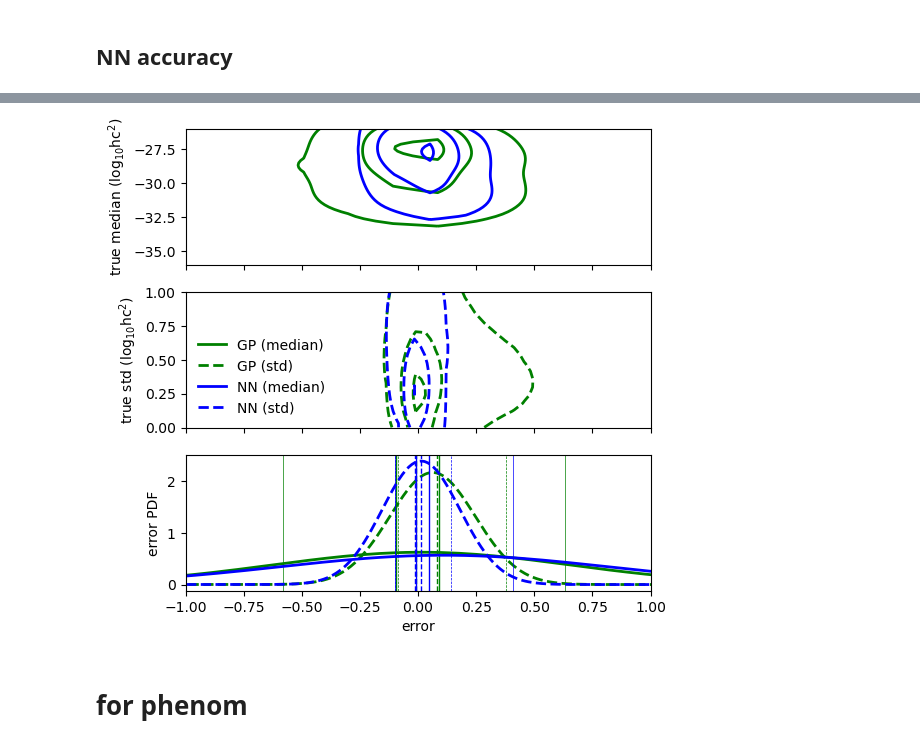
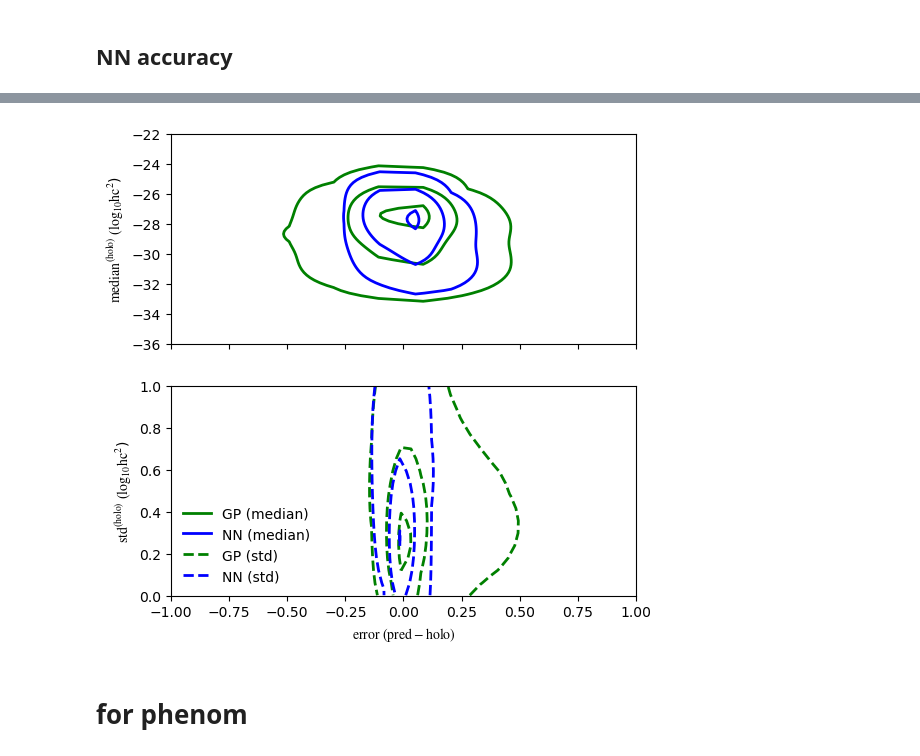
Before and after one commit to shreyas-tiruvaskar/NNs_replacing_GPs_in_GWB_analysis, a Jupyter notebook: notebooks/figures/Figure8_and_9.ipynb, the cells around one changed output, grey strips where cells are left out. Saved outputs shown, nothing was run; the diff lists cells and outputs as text; code cells hidden in the pictures.

Commit message:
fixed relative paths in figure notebooks, fixed figure 8 and 9

```diff
--- a/notebooks/figures/Figure8_and_9.ipynb
+++ b/notebooks/figures/Figure8_and_9.ipynb
@@ -13,6 +13,7 @@ if not (PROJECT_ROOT / 'holodeck_output_lib_gp_mcmc').exists():
 import numpy as np
 import h5py
 import matplotlib.pyplot as plt
+plt.rcParams.update({"mathtext.fontset": "stix"}) # to have a font like latex files for all the plots
 from scipy.stats import norm
 from scipy.stats import gaussian_kde
 
@@ -68,6 +69,7 @@ z_median = kde_median(xy_median)
 idx_median = z_median.argsort()
 x_median, y_median, z_median = x_median[idx_median], y_median[idx_median], z_median[idx_median]
 
+
 ## for std
 # Prepare data
 x_std = error_std_test
@@ -105,5 +107,5 @@ def density_contours(kde, x, y, levels=[0.2, 0.5, 0.9], gridsize=100):
     thresholds = [Zsort[np.searchsorted(cdf, lev)] for lev in levels]
     return X, Y, Z, thresholds
 
-X_median_test, Y_median_test, Z_median_test, thresholds_median_test = density_contours(kde_median, x_median, y_median)
-X_std_test, Y_std_test, Z_std_test, thresholds_std_test = density_contours(kde_std, x_std, y_std)
+# gp_X_median_test_sidm, gp_Y_median_test_sidm, gp_Z_median_test_sidm, gp_thresholds_median_test_sidm = density_contours(kde_median, x_median, y_median)
+gp_X_std_test_sidm, gp_Y_std_test_sidm, gp_Z_std_test_sidm, gp_thresholds_std_test_sidm = density_contours(kde_std, x_std, y_std)
@@ -259,5 +238,5 @@ def density_contours(kde, x, y, levels=[0.2, 0.5, 0.9], gridsize=100):
     thresholds = [Zsort[np.searchsorted(cdf, lev)] for lev in levels]
     return X, Y, Z, thresholds
 
-nn_X_median_test, nn_Y_median_test, nn_Z_median_test, nn_thresholds_median_test = density_contours(kde_median, x_median, y_median)
-nn_X_std_test, nn_Y_std_test, nn_Z_std_test, nn_thresholds_std_test = density_contours(kde_std, x_std, y_std)
+nn_X_median_test_sidm, nn_Y_median_test_sidm, nn_Z_median_test_sidm, nn_thresholds_median_test_sidm = density_contours(kde_median, x_median, y_median)
+nn_X_std_test_sidm, nn_Y_std_test_sidm, nn_Z_std_test_sidm, nn_thresholds_std_test_sidm = density_contours(kde_std, x_std, y_std)
@@ -296,73 +243,43 @@ nn_q90_std = np.percentile(nn_errors_std, [5, 95])    # 90% central interval
 # %%
 from matplotlib.lines import Line2D
 
-fig, axes = plt.subplots(nrows=3, ncols=1, figsize=[6, 6])
+fig, axes = plt.subplots(nrows=2, ncols=1, figsize=[6, 6])
 
 xlim_lower = -1
 xlim_upper = 1
 
 # axes[0].scatter(x_median_test, y_median_test, s=0.5, alpha=0.1, color='green', label="points")
-cs = axes[0].contour(X_median_test, Y_median_test, Z_median_test, levels=thresholds_median_test, colors='green', linewidths=2)
-cs = axes[0].contour(nn_X_median_test, nn_Y_median_test, nn_Z_median_test, levels=nn_thresholds_median_test, colors='blue', linewidths=2)
+cs = axes[0].contour(gp_X_median_test_sidm, gp_Y_median_test_sidm, gp_Z_median_test_sidm, levels=gp_thresholds_median_test_sidm, colors='green', linewidths=2)
+cs = axes[0].contour(nn_X_median_test_sidm, nn_Y_median_test_sidm, nn_Z_median_test_sidm, levels=nn_thresholds_median_test_sidm, colors='blue', linewidths=2)
 
 # axes[0].set_xlabel("error")
-axes[0].set_ylabel(r"true median ($\mathrm{log_{10} hc^2}$)")
+axes[0].set_ylabel(r"$\mathrm{median^{(holo)}}\ (\mathrm{log_{10} hc^2}$)")
 axes[0].set_xlim([xlim_lower, xlim_upper])
 axes[0].tick_params(labelbottom=False)
-axes[0].set_ylim([-36, -26])
+axes[0].set_ylim([-36, -22])
 
 # axes[1].scatter(x_std_test, y_std_test, s=0.5, alpha=0.1, color='green', label="points")
-cs = axes[1].contour(X_std_test, Y_std_test, Z_std_test, levels=thresholds_std_test, colors='green', linewidths=2, linestyles='--')
-cs = axes[1].contour(nn_X_std_test, nn_Y_std_test, nn_Z_std_test, levels=nn_thresholds_std_test, colors='blue', linewidths=2, linestyles='--')
+cs = axes[1].contour(gp_X_std_test_sidm, gp_Y_std_test_sidm, gp_Z_std_test_sidm, levels=gp_thresholds_std_test_sidm, colors='green', linewidths=2, linestyles='--')
+cs = axes[1].contour(nn_X_std_test_sidm, nn_Y_std_test_sidm, nn_Z_std_test_sidm, levels=nn_thresholds_std_test_sidm, colors='blue', linewidths=2, linestyles='--')
 
 # axes[1].set_xlabel("error")
-axes[1].set_ylabel(r"true std ($\mathrm{log_{10} hc^2}$)")
+axes[1].set_ylabel(r"$\mathrm{std^{(holo)}}\ (\mathrm{log_{10} hc^2}$)")
 axes[1].set_xlim([xlim_lower, xlim_upper])
-axes[1].tick_params(labelbottom=False)
 axes[1].set_ylim([0, 1])
-
-axes[2].plot(xvals_median, pdf_median, color='green', lw=2)
-axes[2].plot(xvals_std, pdf_std, color='green', lw=2, ls='--')
-for q in q50_median:
-    axes[2].axvline(q, color='green', linestyle='-', lw=1)
-for q in q90_median:
-    axes[2].axvline(q, color='green', linestyle='-', lw=0.5)
-for q in q50_std:
-    axes[2].axvline(q, color='green', linestyle='--', lw=1)
-for q in q90_std:
-    axes[2].axvline(q, color='green', linestyle='--', lw=0.5)
-
-axes[2].plot(nn_xvals_median, nn_pdf_median, color='blue', lw=2)
-axes[2].plot(nn_xvals_std, nn_pdf_std, color='blue', lw=2, ls='--')
-# axes[2].plot(xvals_median, nn_pdf_median, color='blue', lw=2)
-# axes[2].plot(xvals_std, nn_pdf_std, color='blue', lw=2, ls='--')
-for q in nn_q50_median:
-    axes[2].axvline(q, color='blue', linestyle='-', lw=1)
-for q in nn_q90_median:
-    axes[2].axvline(q, color='blue', linestyle='-', lw=0.5)
-for q in nn_q50_std:
-    axes[2].axvline(q, color='blue', linestyle='--', lw=1)
-for q in nn_q90_std:
-    axes[2].axvline(q, color='blue', linestyle='--', lw=0.5)
-
-axes[2].set_xlabel("error")
-axes[2].set_ylabel("error PDF")
-axes[2].set_xlim([xlim_lower, xlim_upper])
+axes[1].set_xlabel(r"$\mathrm{error \ (pred-holo)}$")
 
 # for legends
 legend_elements = [
     Line2D([0], [0], color='green', lw=2, ls='-',  label='GP (median)'),
+    Line2D([0], [0], color='blue',  lw=2, ls='-',  label='NN (median)'),
     Line2D([0], [0], color='green', lw=2, ls='--', label='GP (std)'),
-    Line2D([0], [0], color='blue',  lw=2, ls='-',  label='NN (median)'),
     Line2D([0], [0], color='blue',  lw=2, ls='--', label='NN (std)')
 ]
-
 axes[1].legend(handles=legend_elements, loc='lower left', frameon=False)
 
-
 fig.show()
 # %% [output]
-[figure, old version]
+[figure, new version]
 # %% [markdown]
 # for phenom
 # %%
```
Also changed, not shown: parts of 5 cells of this notebook, 4 other files.
